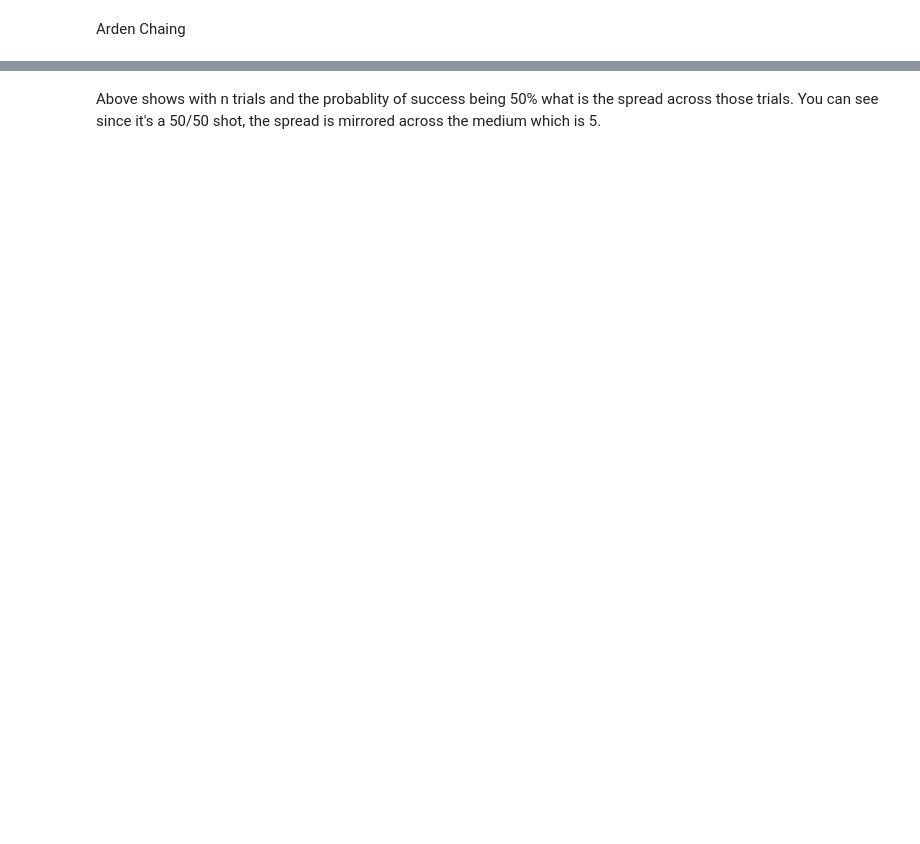
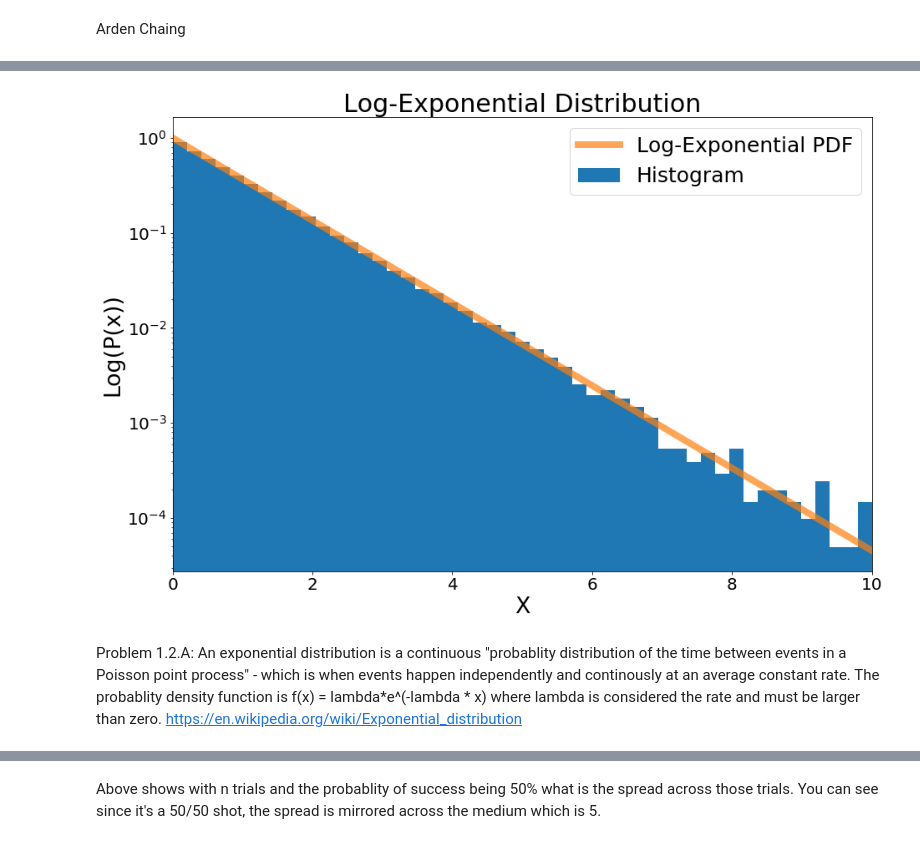
Before and after one commit to ardenchaing/Phys-434, a Jupyter notebook: Lab1.ipynb, the cells around one changed output, grey strips where cells are left out. Cells and saved outputs as stored; diff of their text form; code cells hidden in the pictures; blank space fills up the shorter version.

```diff
--- a/Lab1.ipynb
+++ b/Lab1.ipynb
@@ -145,0 +93,17 @@ plt.show()
+# %%
+fig, ax = plt.subplots(1, 1)
+ax.hist(d,50, density=True, label='Histogram')
+plt.yscale('log')
+plt.tick_params(labelsize = 20)
+plt.xlim([0,10])
+x = np.linspace(0,10,500)
+ax.plot(x,stats.expon.pdf(x,loc = 0, scale = 1),linewidth = 8,alpha = 0.7, label='Log-Exponential PDF')
+plt.xlabel('X', fontsize = 27)
+plt.ylabel('Log(P(x))', fontsize = 27)
+plt.title('Log-Exponential Distribution', fontsize = 30)
+plt.legend(fontsize=25)
+plt.show()
+# %% [output]
+[figure, added]
+# %% [markdown]
+Problem 1.2.A: An exponential distribution is a continuous "probablity distribution of the time between events in a Poisson point process" - which is when events happen independently and continously at an average constant rate. The probablity density function is f(x) = lambda*e^(-lambda * x) where lambda is considered the rate and must be larger than zero. https://en.wikipedia.org/wiki/Exponential_distribution
```
Also changed, not shown: parts of 61 cells of this notebook.
